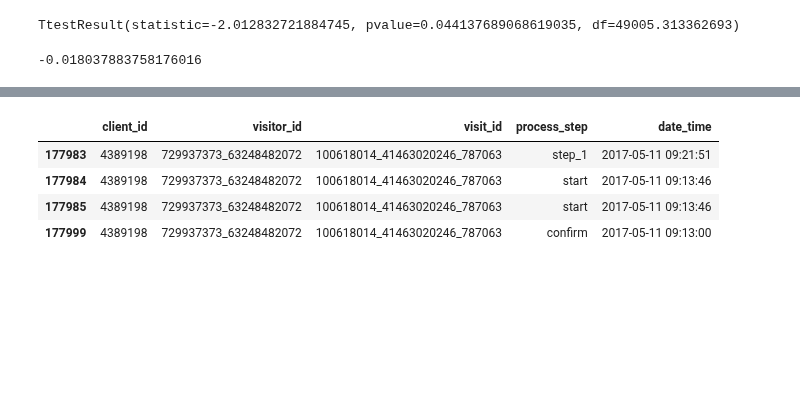
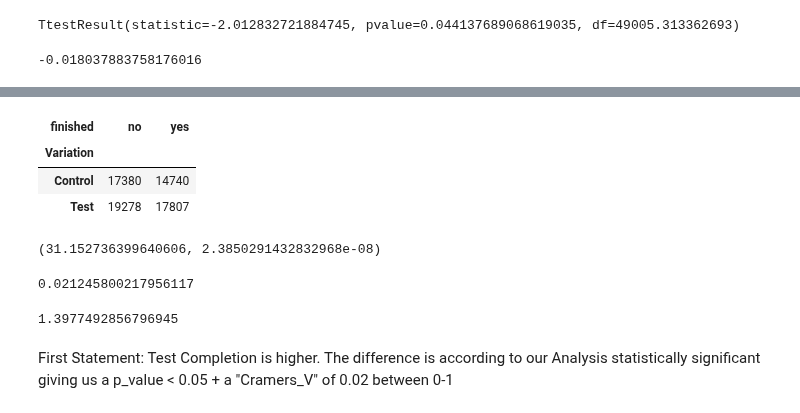
Before and after one commit to BigKawa/LinhSandraNeu, a Jupyter notebook: Datasets.ipynb, the cells around one changed output, grey strips where cells are left out. Drawn from its saved outputs; the diff is of its cells as text; code cells hidden in the pictures; blank space fills up the shorter version.

```diff
--- a/Datasets.ipynb
+++ b/Datasets.ipynb
@@ -376,8 +345,0 @@ df_concat_joined[df_concat_joined["visit_id"]=="100618014_41463020246_787063"]
-# %%
-df_concat[df_concat["visit_id"]=="100618014_41463020246_787063"]
-# %% [output]
-|  | client_id | visitor_id | visit_id | process_step | date_time |
-| 177983 | 4389198 | 729937373_63248482072 | 100618014_41463020246_787063 | step_1 | 2017-05-11 09:21:51 |
-| 177984 | 4389198 | 729937373_63248482072 | 100618014_41463020246_787063 | start | 2017-05-11 09:13:46 |
-| 177985 | 4389198 | 729937373_63248482072 | 100618014_41463020246_787063 | start | 2017-05-11 09:13:46 |
-| 177999 | 4389198 | 729937373_63248482072 | 100618014_41463020246_787063 | confirm | 2017-05-11 09:13:00 |
@@ -383,0 +352,33 @@ df_concat[df_concat["visit_id"]=="100618014_41463020246_787063"]
+# %%
+# Creating a crosstab for digital Footprint
+
+df_small_crosstab = pd.crosstab(test["Variation"], test["finished"])
+df_small_crosstab
+# %% [output]
+| finished | no | yes |
+| Variation |  |  |
+| Control | 17380 | 14740 |
+| Test | 19278 | 17807 |
+# %%
+# Test for the dependency
+
+#*determine whether there is a significant association between two categorical variables**.
+
+# H0 there is independence
+# H1 there is dependance
+
+chi2_statistic, chi2_pvalue,_,_= st.chi2_contingency(df_small_crosstab)
+chi2_statistic,chi2_pvalue
+# %% [output]
+(31.152736399640606, 2.3850291432832968e-08)
+# %%
+# Testing the how strong the dependancy effect
+st.contingency.association(df_small_crosstab, method="cramer")
+# %% [output]
+0.021245800217956117
+# %%
+df_concat_joined_sorted.time_diff_in_minutes.mean()
+# %% [output]
+1.3977492856796945
+# %% [markdown]
+First Statement: Test Completion is higher. The difference is according to our Analysis statistically significant giving us a p_value < 0.05 + a "Cramers_V" of 0.02 between 0-1
```
Also changed, not shown: parts of 23 cells of this notebook, 4 other files.
